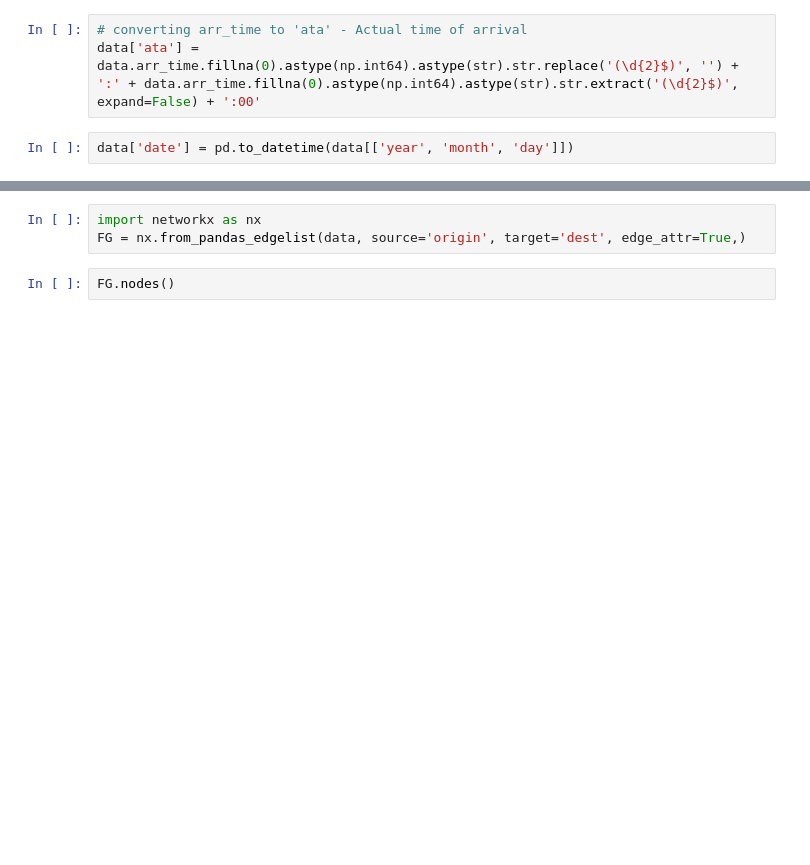
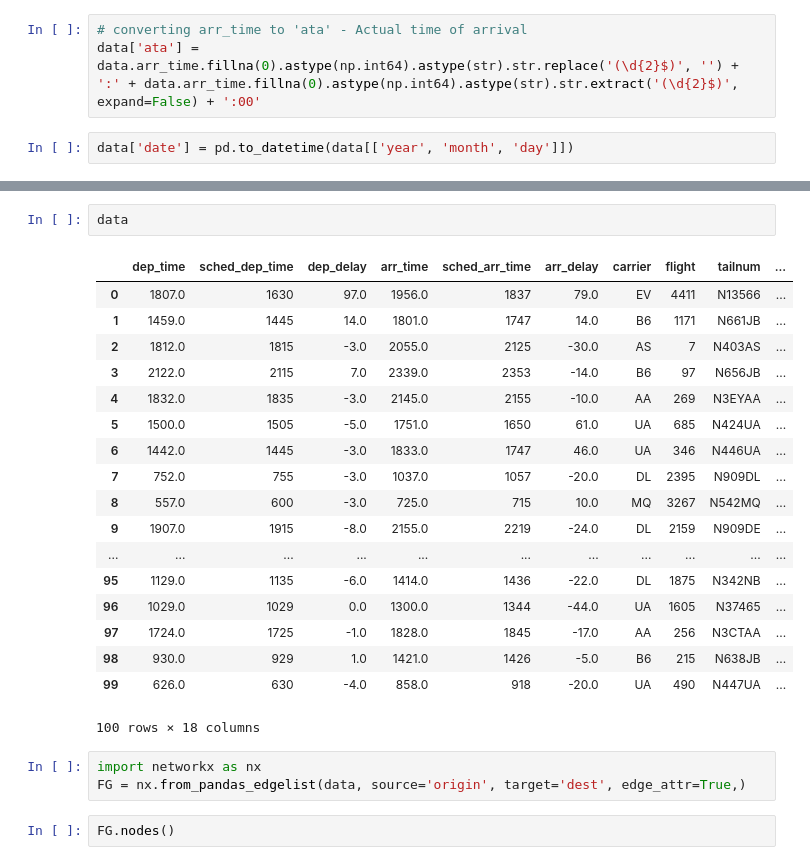
Before and after one commit to mattwsutherland/IST-652-Scripting-for-Data-Analysis-All, a Jupyter notebook: Unit 10/Unit_10_Sandbox.ipynb, the cells around one changed output, grey strips where cells are left out. Cells and saved outputs as stored; diff of their text form; blank space fills up the shorter version.

```diff
--- a/Unit 10/Unit_10_Sandbox.ipynb
+++ b/Unit 10/Unit_10_Sandbox.ipynb
@@ -178,3 +200,24 @@ data = data.drop(columns = ['year', 'month', 'day'])
+# %%
+data
+# %% [output]
+|  | dep_time | sched_dep_time | dep_delay | arr_time | sched_arr_time | arr_delay | carrier | flight | tailnum | ... |
+| 0 | 1807.0 | 1630 | 97.0 | 1956.0 | 1837 | 79.0 | EV | 4411 | N13566 | ... |
+| 1 | 1459.0 | 1445 | 14.0 | 1801.0 | 1747 | 14.0 | B6 | 1171 | N661JB | ... |
+| 2 | 1812.0 | 1815 | -3.0 | 2055.0 | 2125 | -30.0 | AS | 7 | N403AS | ... |
+| 3 | 2122.0 | 2115 | 7.0 | 2339.0 | 2353 | -14.0 | B6 | 97 | N656JB | ... |
+| 4 | 1832.0 | 1835 | -3.0 | 2145.0 | 2155 | -10.0 | AA | 269 | N3EYAA | ... |
+| 5 | 1500.0 | 1505 | -5.0 | 1751.0 | 1650 | 61.0 | UA | 685 | N424UA | ... |
+| 6 | 1442.0 | 1445 | -3.0 | 1833.0 | 1747 | 46.0 | UA | 346 | N446UA | ... |
+| 7 | 752.0 | 755 | -3.0 | 1037.0 | 1057 | -20.0 | DL | 2395 | N909DL | ... |
+| 8 | 557.0 | 600 | -3.0 | 725.0 | 715 | 10.0 | MQ | 3267 | N542MQ | ... |
+| 9 | 1907.0 | 1915 | -8.0 | 2155.0 | 2219 | -24.0 | DL | 2159 | N909DE | ... |
+| ... | ... | ... | ... | ... | ... | ... | ... | ... | ... | ... |
+| 95 | 1129.0 | 1135 | -6.0 | 1414.0 | 1436 | -22.0 | DL | 1875 | N342NB | ... |
+| 96 | 1029.0 | 1029 | 0.0 | 1300.0 | 1344 | -44.0 | UA | 1605 | N37465 | ... |
+| 97 | 1724.0 | 1725 | -1.0 | 1828.0 | 1845 | -17.0 | AA | 256 | N3CTAA | ... |
+| 98 | 930.0 | 929 | 1.0 | 1421.0 | 1426 | -5.0 | B6 | 215 | N638JB | ... |
+| 99 | 626.0 | 630 | -4.0 | 858.0 | 918 | -20.0 | UA | 490 | N447UA | ... |
+100 rows × 18 columns
 # %%
 import networkx as nx
 FG = nx.from_pandas_edgelist(data, source='origin', target='dest', edge_attr=True,)
```
Also changed, not shown: parts of 15 cells of this notebook.
